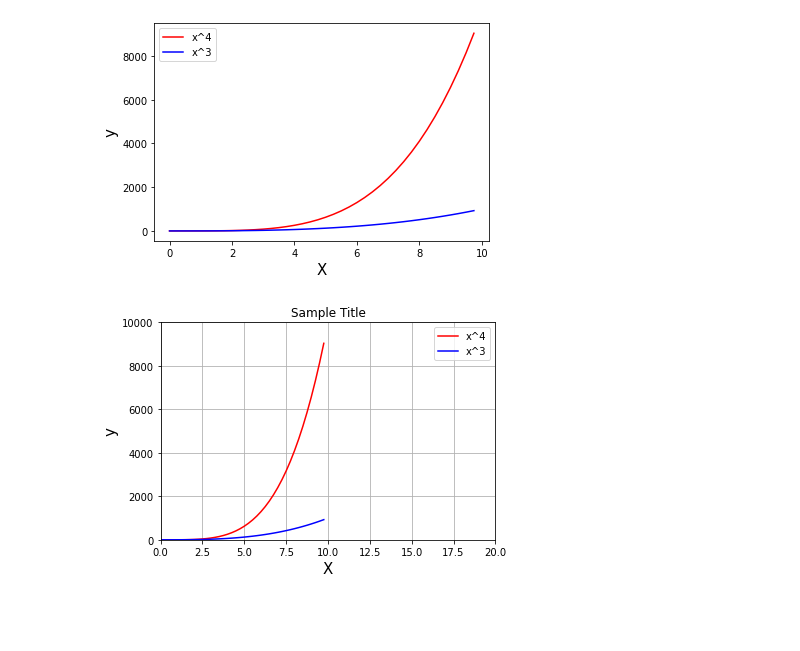
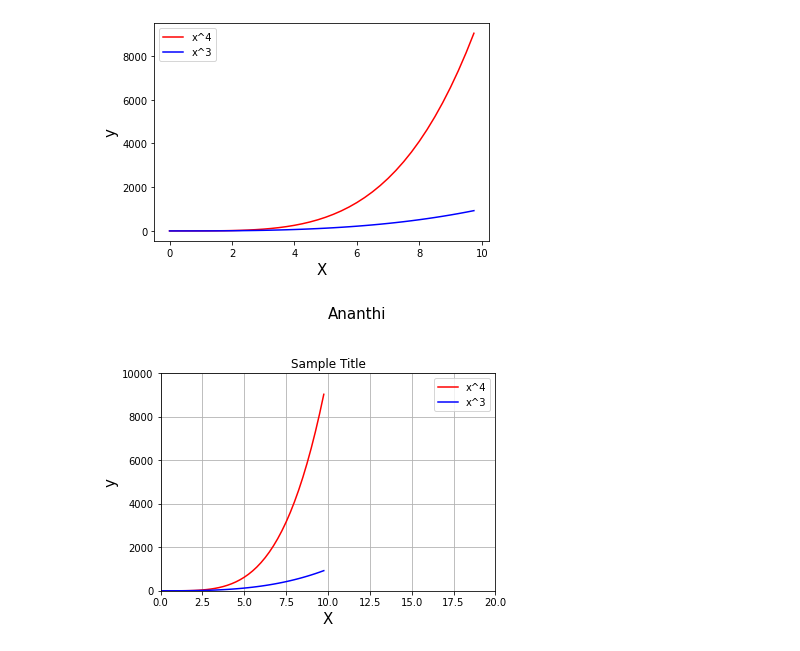
Before and after one commit to ananthi25/Git_Practice, a Jupyter notebook: MatplotLib.ipynb, the cells around one changed output. Saved outputs shown, nothing was run; the diff lists cells and outputs as text; code cells hidden in the pictures; blank space fills up the shorter version.

```diff
--- a/MatplotLib.ipynb
+++ b/MatplotLib.ipynb
@@ -158,16 +158,17 @@ plt.show()
 # %%
 x=np.arange(0,10,0.25)
 y=x**4
 y2=x**3
 
 plt.plot(x,y,color="red",label="x^4")
 plt.plot(x,y2,color="blue",label="x^3")
 plt.ylabel("y",fontsize=15)
 plt.xlabel("X",fontsize=15)
-plt.legend()                                   #legend function
+plt.legend()
 plt.title("Sample Title")
 plt.axis([0,20,0,10000])
+plt.text(10,12500,"Ananthi",fontsize=15)
 plt.grid()
 plt.show()
 # %% [output]
-[figure, old version]
+[figure, new version]
```
Also changed, not shown: parts of 3 cells of this notebook.
